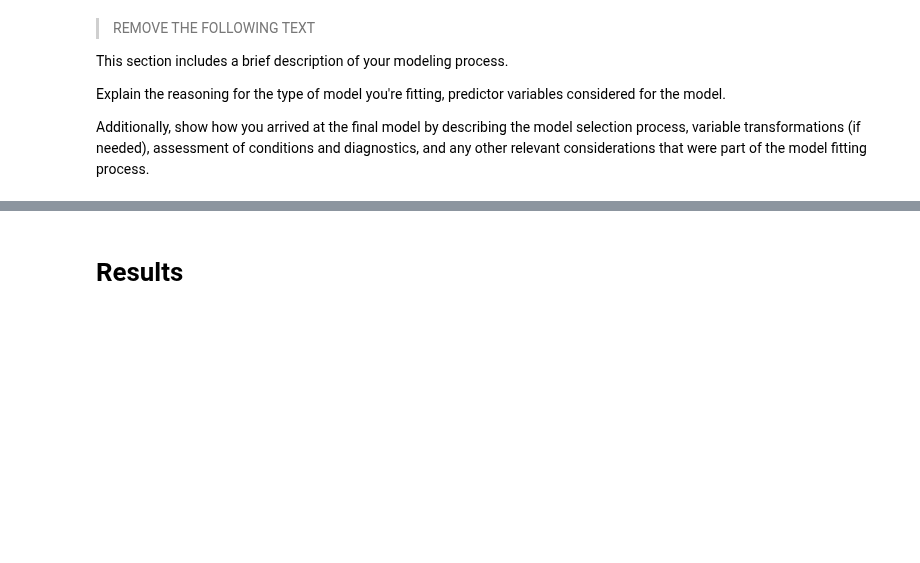
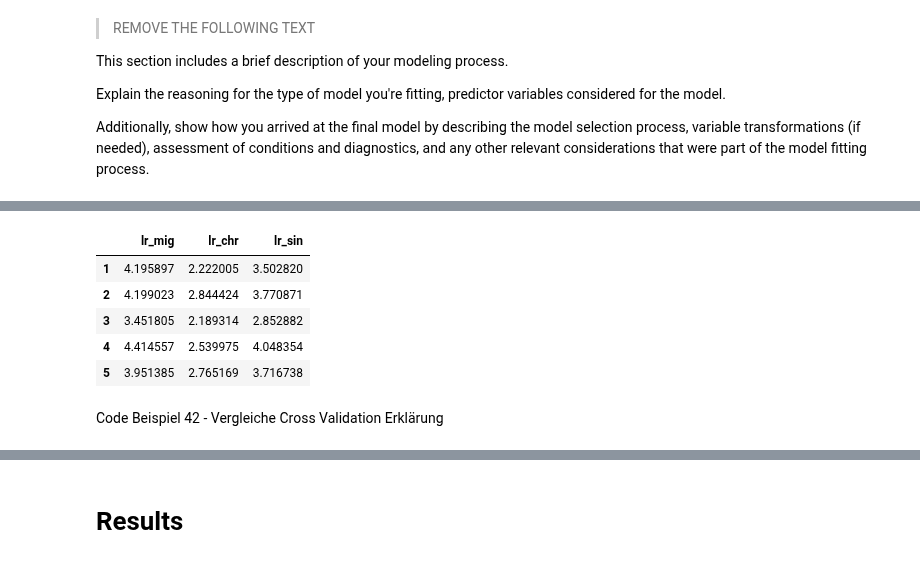
Before and after one commit to NicoHdM/ProjectHdM, a Jupyter notebook: reports/report.ipynb, the cells around one changed output, grey strips where cells are left out. Saved outputs shown, nothing was run; the diff lists cells and outputs as text; code cells hidden in the pictures; blank space fills up the shorter version.

```diff
--- a/reports/report.ipynb
+++ b/reports/report.ipynb
@@ -310,0 +361,19 @@ Diese grob beschriebenen Schritte wollen wir im Folgenden detaillierter erkläre
+# %%
+# store cross-validation scores: Migrationsquote, Christenquote und Singlequote
+df_scores = pd.DataFrame({"lr_mig": scores_mig, "lr_chr": scores_chr,"lr_sin": scores_sin})
+
+# reset index to match the number of folds
+df_scores.index += 1
+
+# print dataframe
+
+df_scores.style.background_gradient(cmap='Blues', axis = 'index')
+# %% [output]
+|  | lr_mig | lr_chr | lr_sin |
+| 1 | 4.195897 | 2.222005 | 3.502820 |
+| 2 | 4.199023 | 2.844424 | 3.770871 |
+| 3 | 3.451805 | 2.189314 | 2.852882 |
+| 4 | 4.414557 | 2.539975 | 4.048354 |
+| 5 | 3.951385 | 2.765169 | 3.716738 |
+# %% [markdown]
+Code Beispiel 42 - Vergleiche Cross Validation Erklärung
```
Also changed, not shown: parts of 21 cells of this notebook, 1 other file.
